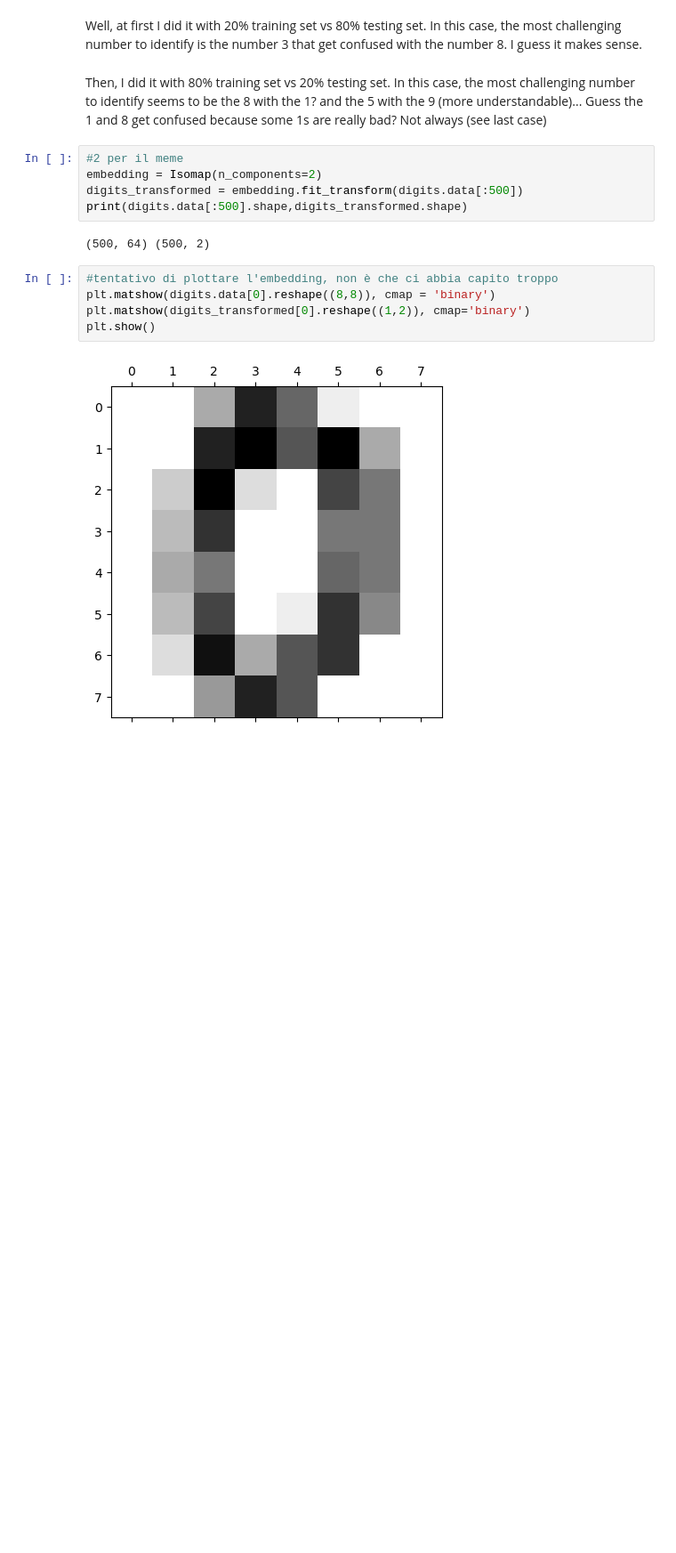
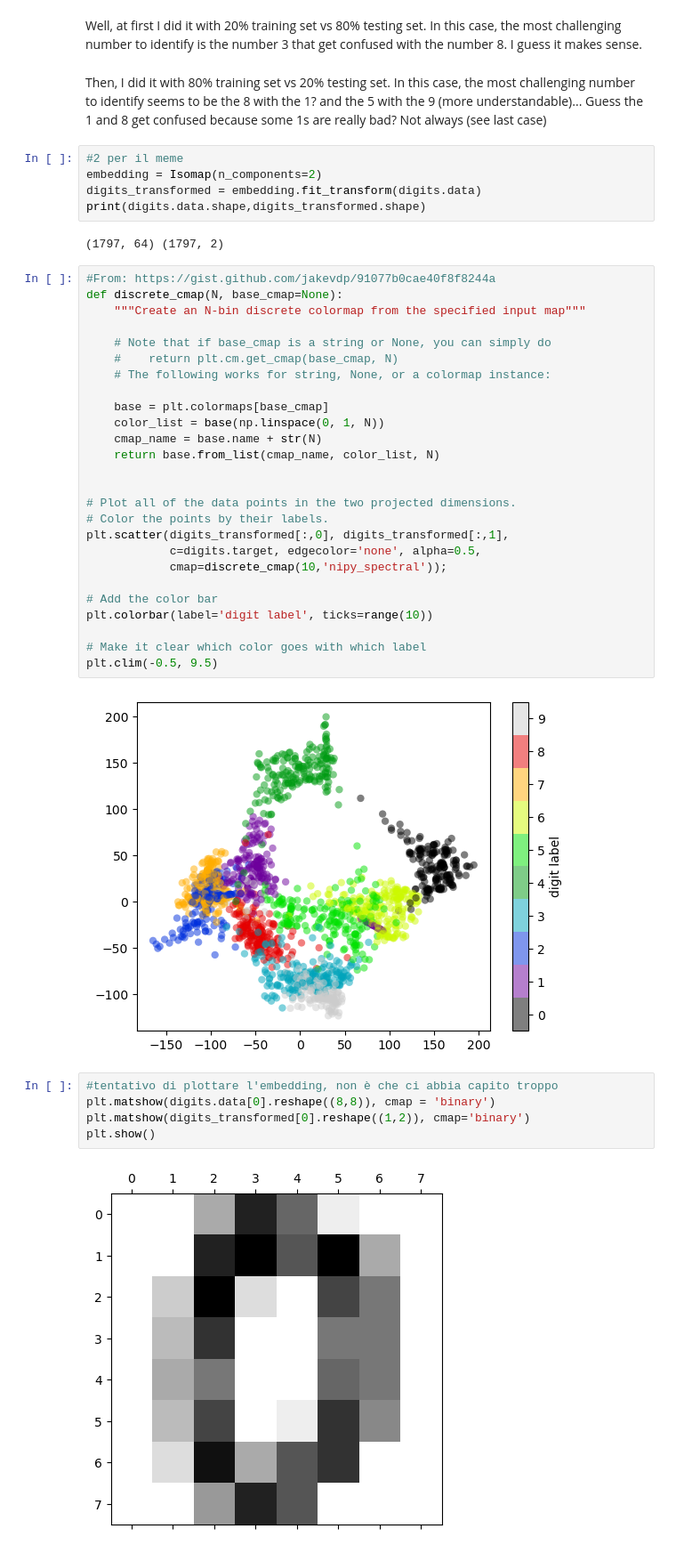
Before and after one commit to om-erika/astrostatistics_bicocca_2024, a Jupyter notebook: working/handwritten_digits.ipynb, the cells around one changed output. Shown: that part at 89% size. Drawn from its saved outputs; the diff is of its cells as text; blank space fills up the shorter version.

```diff
--- a/working/handwritten_digits.ipynb
+++ b/working/handwritten_digits.ipynb
@@ -148,10 +148,38 @@ Then, I did it with 80% training set vs 20% testing set. In this case, the most
 # %%
 #2 per il meme
 embedding = Isomap(n_components=2)
-digits_transformed = embedding.fit_transform(digits.data[:500])
-print(digits.data[:500].shape,digits_transformed.shape)
+digits_transformed = embedding.fit_transform(digits.data)
+print(digits.data.shape,digits_transformed.shape)
 # %% [output]
-(500, 64) (500, 2)
+(1797, 64) (1797, 2)
+# %%
+#From: https://gist.github.com/jakevdp/91077b0cae40f8f8244a
+def discrete_cmap(N, base_cmap=None):
+    """Create an N-bin discrete colormap from the specified input map"""
+
+    # Note that if base_cmap is a string or None, you can simply do
+    #    return plt.cm.get_cmap(base_cmap, N)
+    # The following works for string, None, or a colormap instance:
+
+    base = plt.colormaps[base_cmap]
+    color_list = base(np.linspace(0, 1, N))
+    cmap_name = base.name + str(N)
+    return base.from_list(cmap_name, color_list, N)
+
+
+# Plot all of the data points in the two projected dimensions.
+# Color the points by their labels.
+plt.scatter(digits_transformed[:,0], digits_transformed[:,1],
+            c=digits.target, edgecolor='none', alpha=0.5,
+            cmap=discrete_cmap(10,'nipy_spectral'));
+
+# Add the color bar
+plt.colorbar(label='digit label', ticks=range(10))
+
+# Make it clear which color goes with which label
+plt.clim(-0.5, 9.5)
+# %% [output]
+[figure, added]
 # %%
 #tentativo di plottare l'embedding, non è che ci abbia capito troppo
 plt.matshow(digits.data[0].reshape((8,8)), cmap = 'binary')
```
Also changed, not shown: parts of 2 cells of this notebook.
